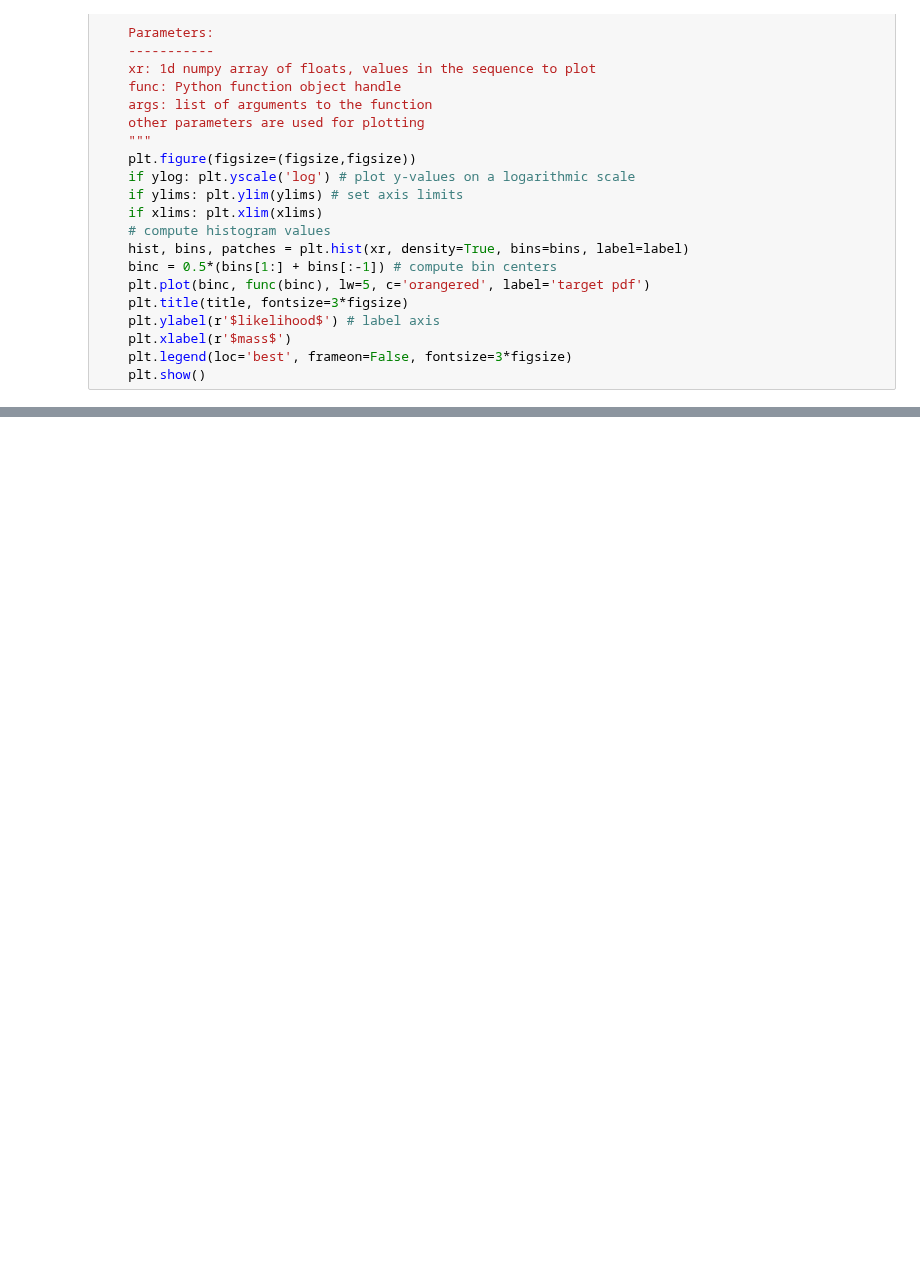
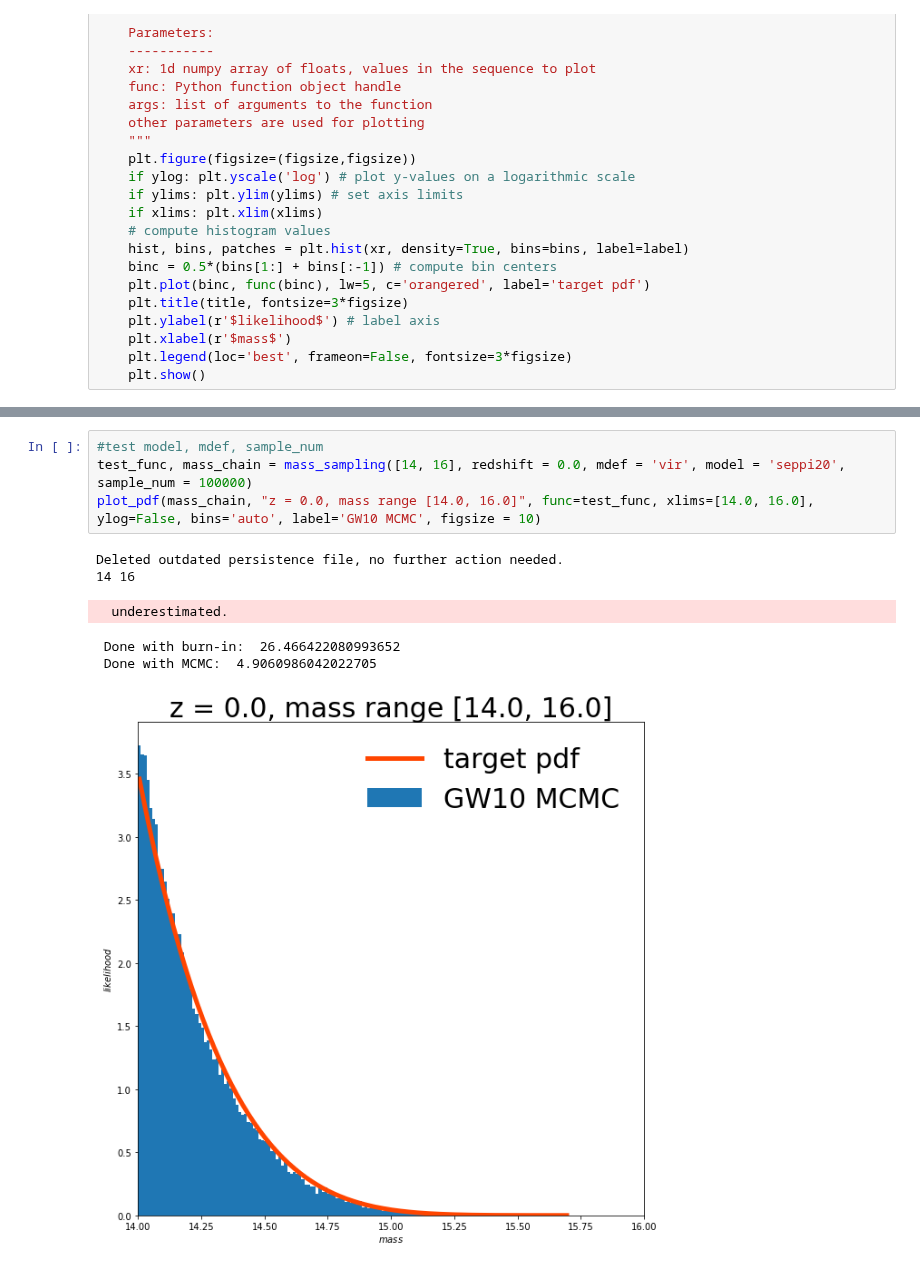
Before and after one commit to deepskies/DeepSZSim, a Jupyter notebook: mass_sampling_functions.ipynb, the cells around one changed output, grey strips where cells are left out. Cells and saved outputs as stored; diff of their text form; blank space fills up the shorter version.

```diff
--- a/mass_sampling_functions.ipynb
+++ b/mass_sampling_functions.ipynb
@@ -201,0 +294,11 @@ Deleted outdated persistence file, no further action needed.
+# %%
+#test model, mdef, sample_num
+test_func, mass_chain = mass_sampling([14, 16], redshift = 0.0, mdef = 'vir', model = 'seppi20', sample_num = 100000)
+plot_pdf(mass_chain, "z = 0.0, mass range [14.0, 16.0]", func=test_func, xlims=[14.0, 16.0], ylog=False, bins='auto', label='GW10 MCMC', figsize = 10)
+# %% [output]
+Deleted outdated persistence file, no further action needed.
+14 16
+  underestimated.
+ Done with burn-in:  26.466422080993652
+ Done with MCMC:  4.9060986042022705
+[figure, added]
```
Also changed, not shown: parts of 27 cells of this notebook.
